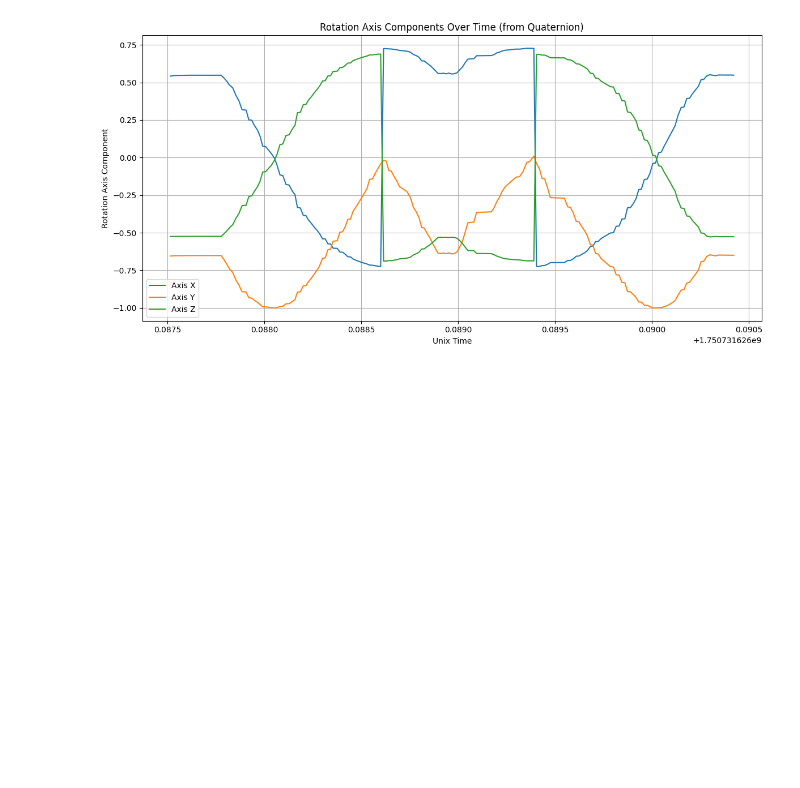
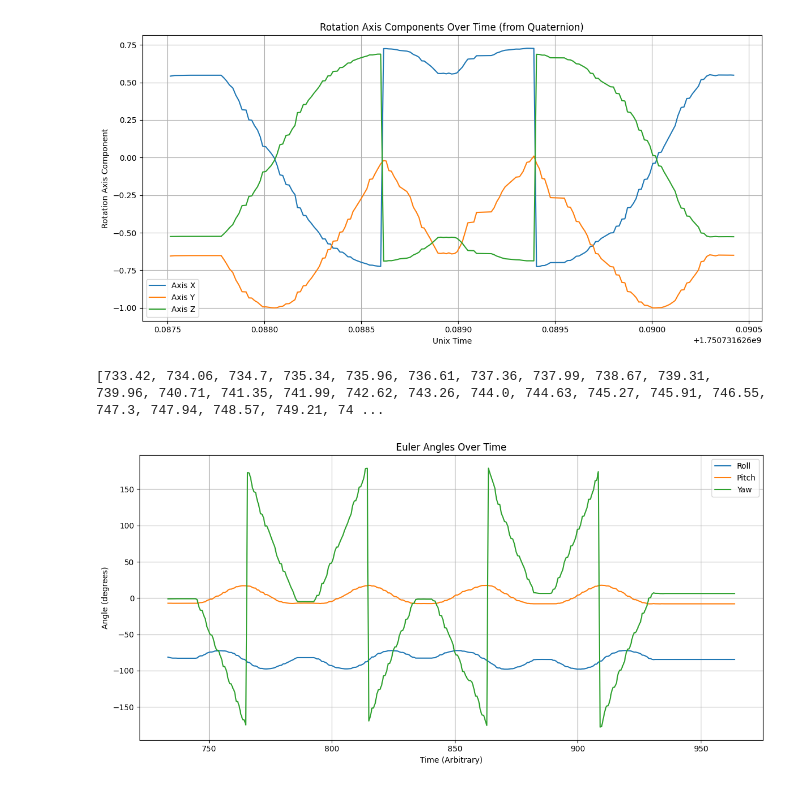
Before and after one commit to EIGSEP/eigsep-sensors, a Jupyter notebook: notebooks/imu_data_test.ipynb, the cells around one changed output. Drawn from its saved outputs; the diff is of its cells as text; code cells hidden in the pictures; blank space fills up the shorter version.

Commit message:
updated analysis and data files

```diff
--- a/notebooks/imu_data_test.ipynb
+++ b/notebooks/imu_data_test.ipynb
@@ -144,3 +145,35 @@ plt.tight_layout()
 plt.show()
 # %% [output]
 [figure]
+# %%
+file_path = "data/imu_new.csv"
+with open(file_path, "r") as f:
+    lines = f.readlines()
+parsed_data = [parse_line(line) for line in lines]
+
+# Convert to a DataFrame
+df = pd.DataFrame(parsed_data)
+# %%
+times = [float(line.strip().split(',')[0]) for line in lines[1:]]
+print(times)
+# %% [output]
+[733.42, 734.06, 734.7, 735.34, 735.96, 736.61, 737.36, 737.99, 738.67, 739.31, 739.96, 740.71, 741.35, 741.99, 742.62, 743.26, 744.0, 744.63, 745.27, 745.91, 746.55, 747.3, 747.94, 748.57, 749.21, 74 ...
+# %%
+# Extract Euler angles from the DataFrame
+df_valid = df[df["euler"].notnull()].copy()
+df_valid[["roll", "pitch", "yaw"]] = pd.DataFrame(df_valid["euler"].tolist(), index=df_valid.index)
+
+# Plot pitch, yaw, and roll
+plt.figure(figsize=(12, 6))
+plt.plot(times,df_valid["roll"], label="Roll")
+plt.plot(times,df_valid["pitch"], label="Pitch")
+plt.plot(times,df_valid["yaw"], label="Yaw")
+plt.xlabel("Time (Arbitrary)")
+plt.ylabel("Angle (degrees)")
+plt.title("Euler Angles Over Time")
+plt.legend()
+plt.grid(True)
+plt.tight_layout()
+plt.show()
+# %% [output]
+[figure, added]
```
Also changed, not shown: parts of 10 cells of this notebook, 2 other files.
